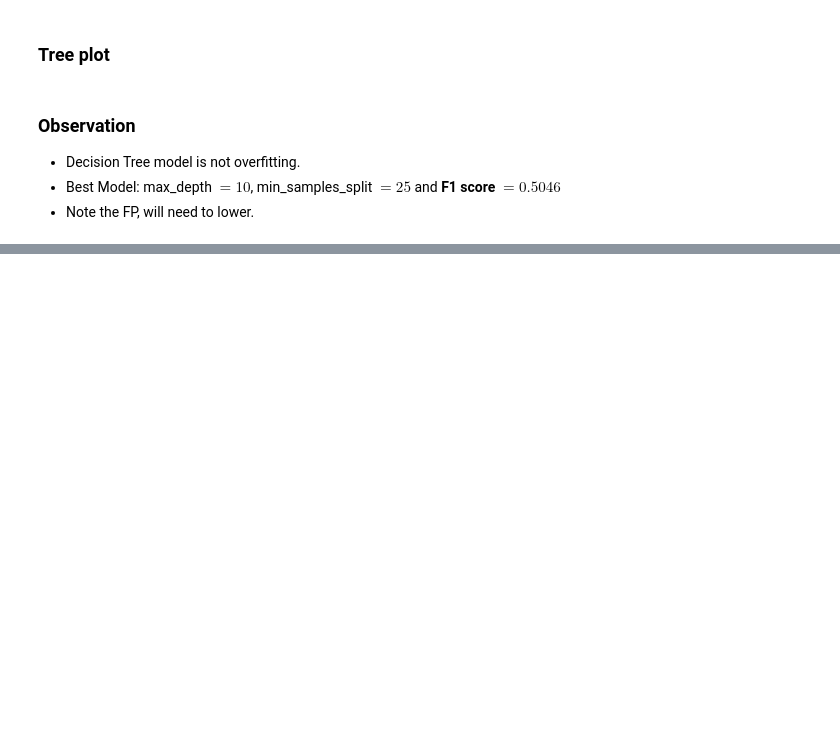
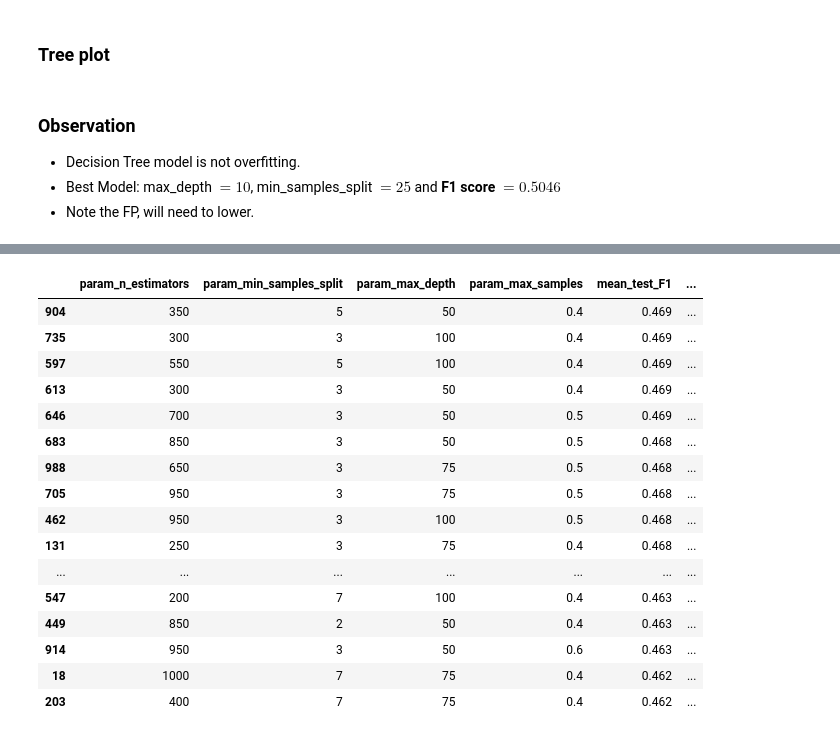
Before and after one commit to gunnerVivek/Employee-Promotion, a Jupyter notebook: 3-models.ipynb, the cells around one changed output, grey strips where cells are left out. Cells and saved outputs as stored; diff of their text form; code cells hidden in the pictures; blank space fills up the shorter version.

```diff
--- a/3-models.ipynb
+++ b/3-models.ipynb
@@ -610,0 +680,4 @@ plt.show()
+# %%
+results = gs.cv_results_
+results = pd.DataFrame(results)
+#results
@@ -610,0 +707,6 @@ plt.show()
+# %%
+result_cols = ['param_n_estimators', 'param_min_samples_split',
+               'param_max_depth', 'param_max_samples',
+               'mean_test_F1', 'mean_train_F1'] # , 'mean_test_Accuracy','mean_train_Accuracy']
+# %%
+pd.set_option('display.max_rows', 500)
@@ -610,0 +729,23 @@ plt.show()
+# %%
+top = results[result_cols].sort_values('mean_test_F1', ascending=False)[0:50]
+top['trade_off'] = top.mean_train_F1 - top.mean_test_F1
+# %%
+top.round(3)
+# %% [output]
+|  | param_n_estimators | param_min_samples_split | param_max_depth | param_max_samples | mean_test_F1 | ... |
+| 904 | 350 | 5 | 50 | 0.4 | 0.469 | ... |
+| 735 | 300 | 3 | 100 | 0.4 | 0.469 | ... |
+| 597 | 550 | 5 | 100 | 0.4 | 0.469 | ... |
+| 613 | 300 | 3 | 50 | 0.4 | 0.469 | ... |
+| 646 | 700 | 3 | 50 | 0.5 | 0.469 | ... |
+| 683 | 850 | 3 | 50 | 0.5 | 0.468 | ... |
+| 988 | 650 | 3 | 75 | 0.5 | 0.468 | ... |
+| 705 | 950 | 3 | 75 | 0.5 | 0.468 | ... |
+| 462 | 950 | 3 | 100 | 0.5 | 0.468 | ... |
+| 131 | 250 | 3 | 75 | 0.4 | 0.468 | ... |
+| ... | ... | ... | ... | ... | ... | ... |
+| 547 | 200 | 7 | 100 | 0.4 | 0.463 | ... |
+| 449 | 850 | 2 | 50 | 0.4 | 0.463 | ... |
+| 914 | 950 | 3 | 50 | 0.6 | 0.463 | ... |
+| 18 | 1000 | 7 | 75 | 0.4 | 0.462 | ... |
+| 203 | 400 | 7 | 75 | 0.4 | 0.462 | ... |
```
Also changed, not shown: parts of 26 cells of this notebook.
